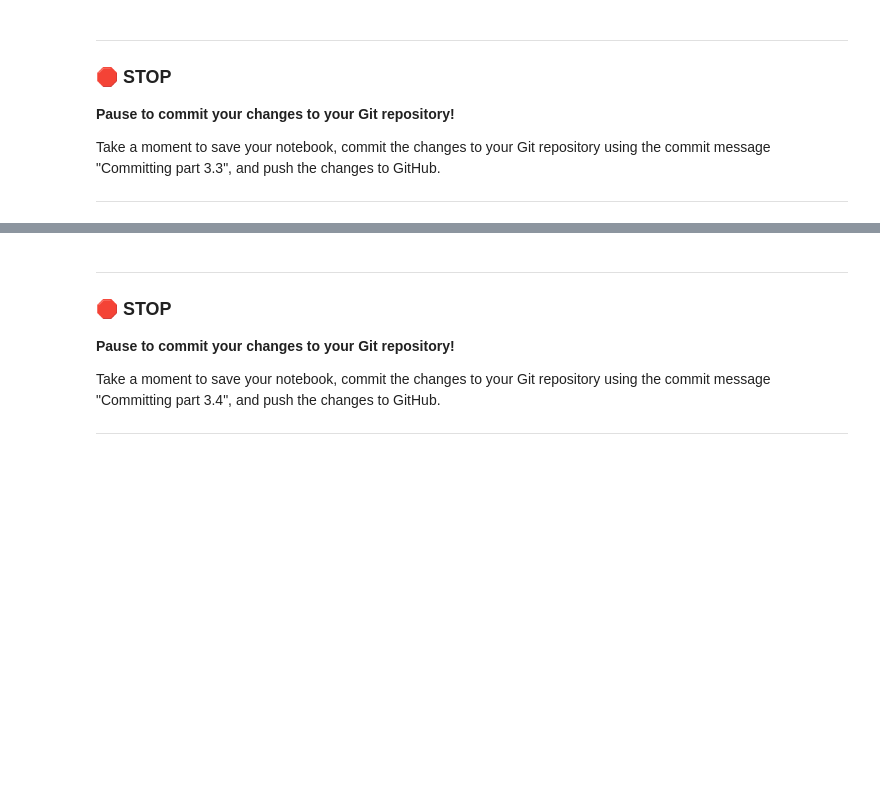
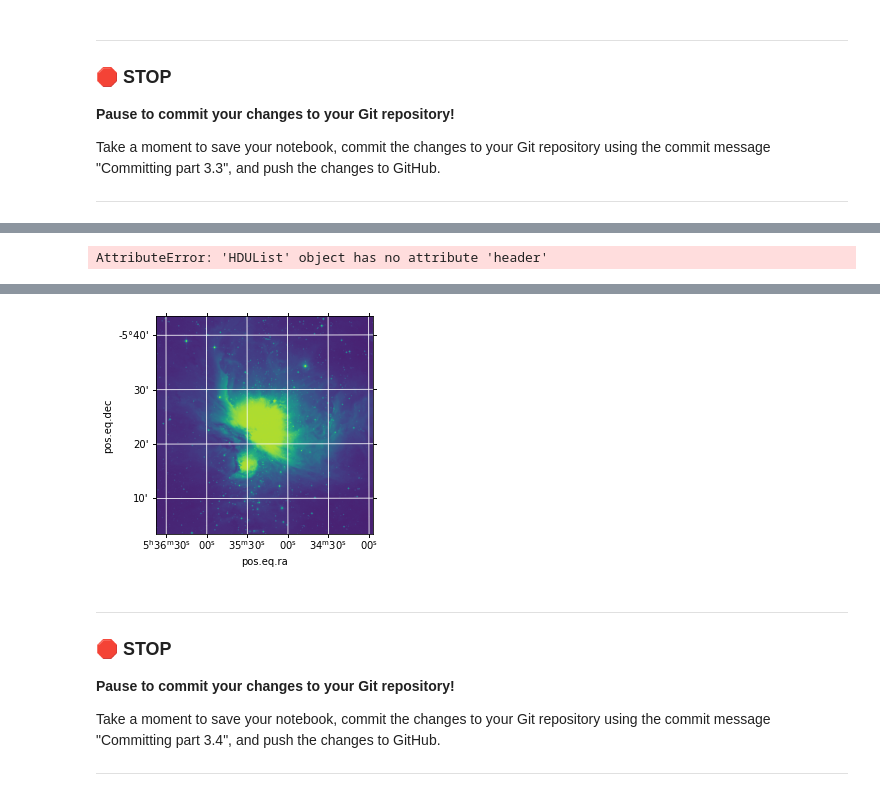
Before and after one commit to jackgarrison/cmse202-s21-turnin, a Jupyter notebook: hw-01/HW-01_GitPracticeDebuggingAndPythonPackages-STUDENT.ipynb, the cells around one changed output, grey strips where cells are left out. Drawn from its saved outputs; the diff is of its cells as text; code cells hidden in the pictures; blank space fills up the shorter version.

```diff
--- a/hw-01/HW-01_GitPracticeDebuggingAndPythonPackages-STUDENT.ipynb
+++ b/hw-01/HW-01_GitPracticeDebuggingAndPythonPackages-STUDENT.ipynb
@@ -328,0 +327,27 @@ Now that you've spent some time exploring the nature of these images, we're goin
+# %%
+#image_data_ir.info()
+#hdu = fits.open(image_data_ir[0])
+wcs = WCS(image_data_ir.header)
+# %% [output]
+AttributeError: 'HDUList' object has no attribute 'header'
+# %%
+# Put your code here
+from astropy.wcs import WCS
+from astropy.io import fits
+from astropy.utils.data import get_pkg_data_filename
+
+filename = get_pkg_data_filename('m42_40min_ir.fits')
+
+hdu = fits.open(filename)[0]
+wcs = WCS(hdu.header)
+
+
+
+
+#hdu = fits.open(image_data_ir[0])
+#wcs = WCS(irdata.header)
+plt.subplot(projection=wcs)
+plt.imshow(irdata)
+plt.grid(color='white', ls='solid')
+plt.gca().invert_yaxis()
+# %% [output]
@@ -329,3 +368,4 @@ Now that you've spent some time exploring the nature of these images, we're goin
+[figure, added]
 # %% [markdown]
 ---
 ### &#128721; STOP
```
Also changed, not shown: parts of 2 cells of this notebook.
